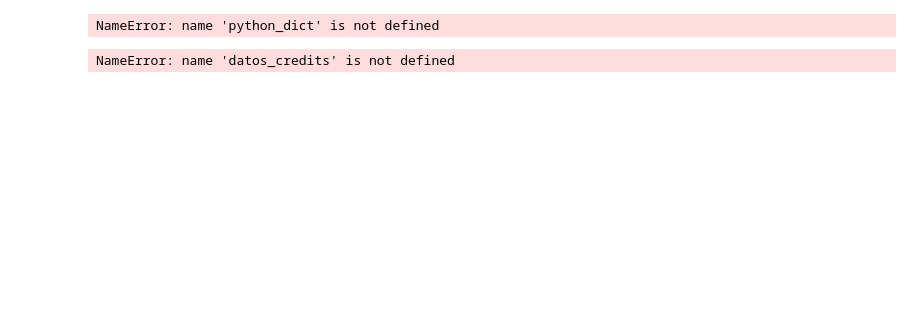
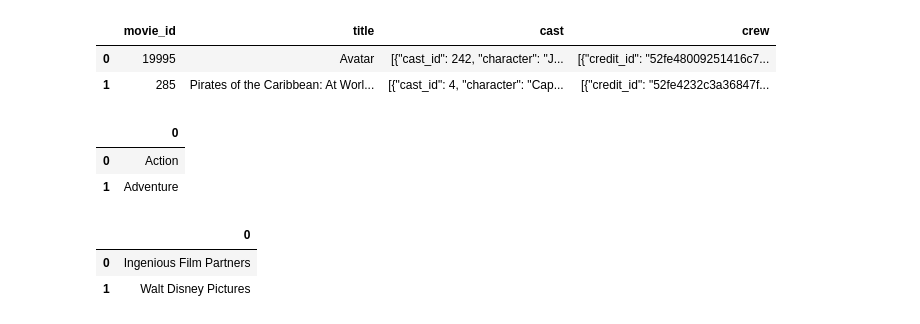
Before and after one commit to m-zurita/Project-1, a Jupyter notebook: Proyecto.ipynb, the cells around one changed output. Saved outputs shown, nothing was run; the diff lists cells and outputs as text; code cells hidden in the pictures; blank space fills up the shorter version.

Commit message:
Organized DataFrame

```diff
--- a/Proyecto.ipynb
+++ b/Proyecto.ipynb
@@ -95,3 +0,0 @@ for i in range(0,len(datos_credits['cast'])):
-# %%
-python_dict = json.loads(datos_credits["crew"][356])
-datos_credits["crew"][356]
@@ -104,18 +0,0 @@ len(python_dict)
-# %%
-for i in python_dict:
-    if i["job"]=="Productor":
-        print(i["name"])
-# %% [output]
-NameError: name 'python_dict' is not defined
-# %%
-crew=[]
-for j in range(0,len(datos_credits["crew"])):
-    try:
-        python_dict = json.loads(datos_credits["crew"][j])
-        for i in python_dict:
-            if i["job"]=="Director":
-                crew.append(i["name"])
-    except IndexError:
-        crew.append(" ")
-# %% [output]
-NameError: name 'datos_credits' is not defined
@@ -132,10 +0,0 @@ for j in range(0,len(datos_credits["crew"])):
-# %%
-director_of_photography=[]
-for j in range(0,len(datos_credits["crew"])):
-    try:
-        python_dict = json.loads(datos_credits["crew"][j])
-        for i in python_dict:
-            if i["job"]=="Director of Photography":
-                director_of_photography.append(i["name"])
-    except IndexError:
-        director_of_photography.append(" ")
@@ -171,0 +6,42 @@ for j in range(0,len(datos_credits["crew"])):
+# %%
+# Read the csv
+datos = pd.read_csv("./Resources/tmdb_5000_movies.csv")
+datos.head(2)
+datos_credits = pd.read_csv("./Resources/tmdb_5000_credits.csv")
+datos_credits.head(2)
+# %% [output]
+|  | movie_id | title | cast | crew |
+| 0 | 19995 | Avatar | [{"cast_id": 242, "character": "J... | [{"credit_id": "52fe48009251416c7... |
+| 1 | 285 | Pirates of the Caribbean: At Worl... | [{"cast_id": 4, "character": "Cap... | [{"credit_id": "52fe4232c3a36847f... |
+# %%
+# Clean the column genres
+generos = []
+for i in range(0,len(datos['genres'])):
+    try:
+        python_dict = json.loads(datos["genres"][i])
+        generos.append(python_dict[0]['name'])
+    except IndexError:
+        generos.append(" ")
+
+genres_df = pd.DataFrame(generos)
+genres_df.head(2)
+# %% [output]
+|  | 0 |
+| 0 | Action |
+| 1 | Adventure |
+# %%
+# Clean the column production company
+production_company = []
+for i in range(0,len(datos['production_companies'])):
+    try:
+        python_dict = json.loads(datos["production_companies"][i])
+        production_company.append(python_dict[0]['name'])
+    except IndexError:
+        production_company.append(" ")
+
+production_company_df = pd.DataFrame(production_company)
+production_company_df.head(2)
+# %% [output]
+|  | 0 |
+| 0 | Ingenious Film Partners |
+| 1 | Walt Disney Pictures |
```
Also changed, not shown: parts of 39 cells of this notebook.
